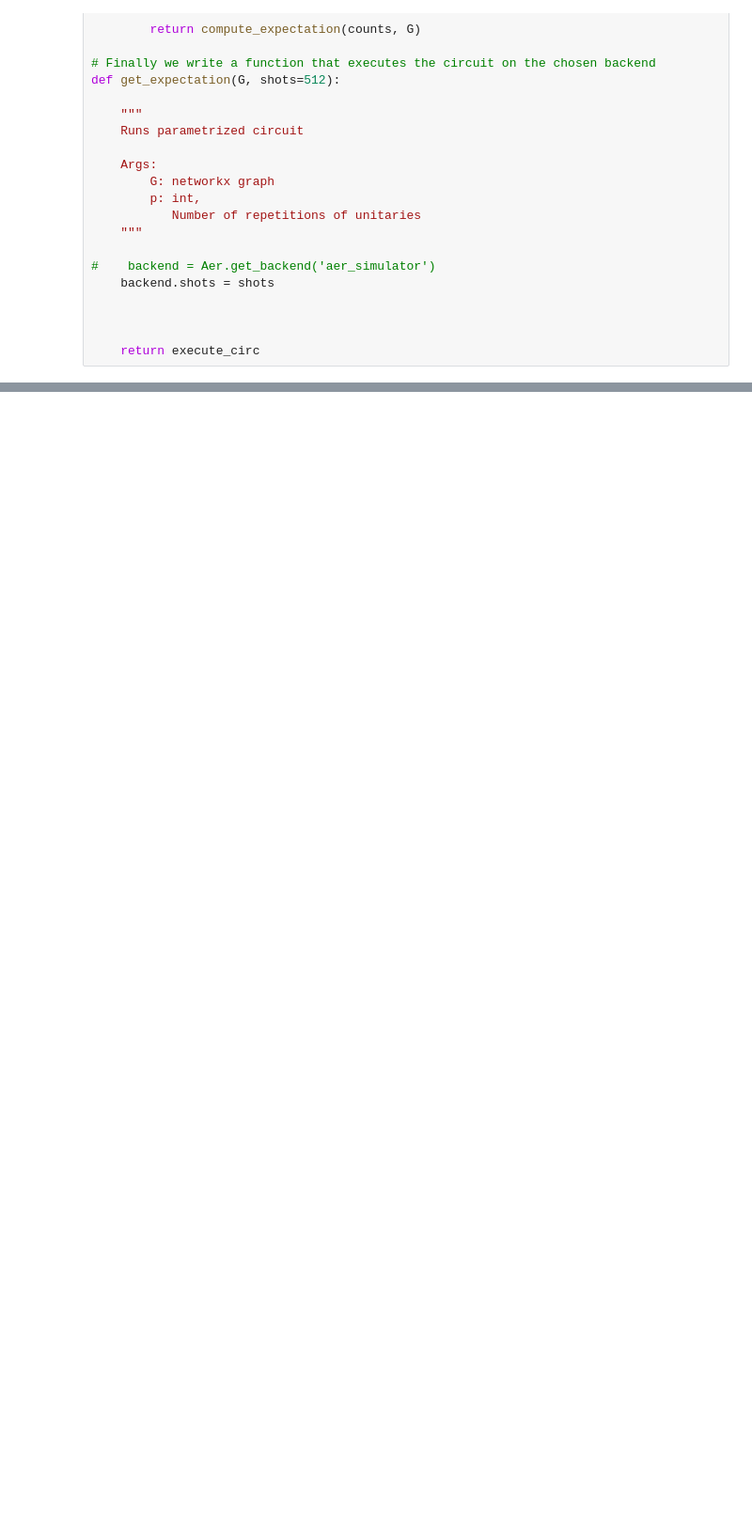
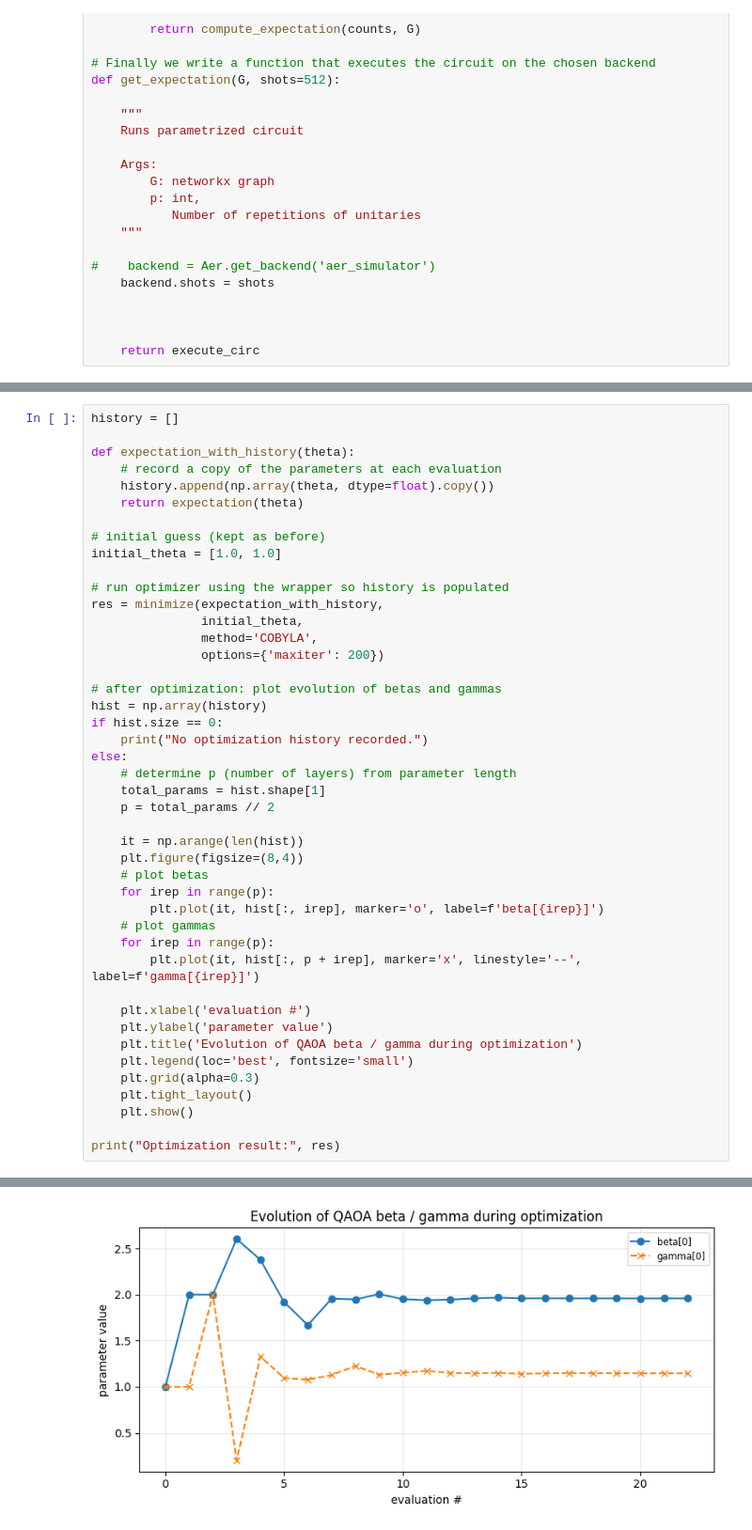
Before and after one commit to RowieK/Quantum-Computing-Minor, a Jupyter notebook: QCA/Assignment 4/exercise_qaoa_1.ipynb, the cells around one changed output, grey strips where cells are left out. Shown at 94% size. Drawn from its saved outputs; the diff is of its cells as text; blank space fills up the shorter version.

```diff
--- a/QCA/Assignment 4/exercise_qaoa_1.ipynb
+++ b/QCA/Assignment 4/exercise_qaoa_1.ipynb
@@ -210,0 +287,45 @@ plot_histogram(counts)
+# %%
+history = []
+
+def expectation_with_history(theta):
+    # record a copy of the parameters at each evaluation
+    history.append(np.array(theta, dtype=float).copy())
+    return expectation(theta)
+
+# initial guess (kept as before)
+initial_theta = [1.0, 1.0]
+
+# run optimizer using the wrapper so history is populated
+res = minimize(expectation_with_history,
+               initial_theta,
+               method='COBYLA',
+               options={'maxiter': 200})
+
+# after optimization: plot evolution of betas and gammas
+hist = np.array(history)
+if hist.size == 0:
+    print("No optimization history recorded.")
+else:
+    # determine p (number of layers) from parameter length
+    total_params = hist.shape[1]
+    p = total_params // 2
+
+    it = np.arange(len(hist))
+    plt.figure(figsize=(8,4))
+    # plot betas
+    for irep in range(p):
+        plt.plot(it, hist[:, irep], marker='o', label=f'beta[{irep}]')
+    # plot gammas
+    for irep in range(p):
+        plt.plot(it, hist[:, p + irep], marker='x', linestyle='--', label=f'gamma[{irep}]')
+
+    plt.xlabel('evaluation #')
+    plt.ylabel('parameter value')
+    plt.title('Evolution of QAOA beta / gamma during optimization')
+    plt.legend(loc='best', fontsize='small')
+    plt.grid(alpha=0.3)
+    plt.tight_layout()
+    plt.show()
+
+print("Optimization result:", res)
+# %% [output]
@@ -210,0 +349 @@ plot_histogram(counts)
+[figure, added]
```
Also changed, not shown: parts of 8 cells of this notebook.
